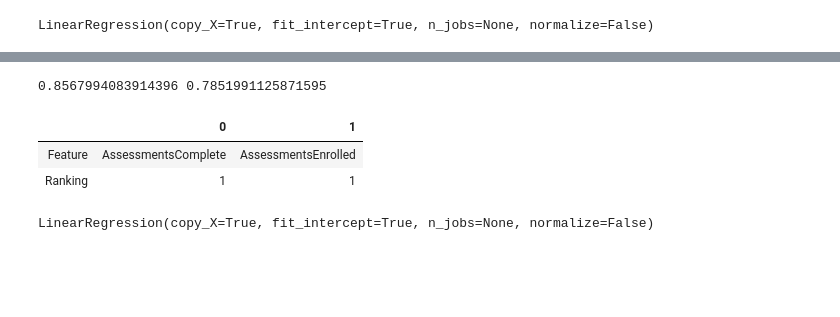
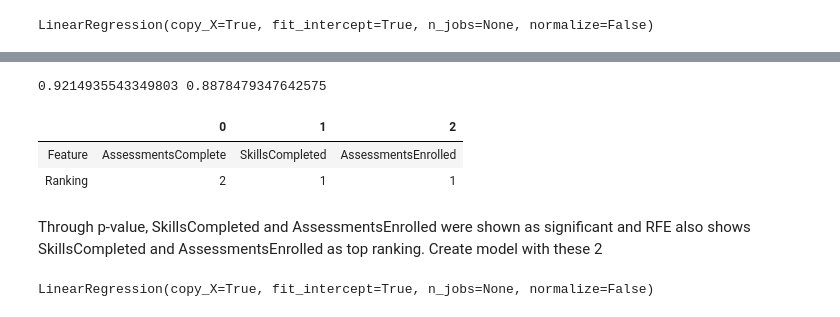
Before and after one commit to RajeswariKumaran/LearningCompletion_prediction, a Jupyter notebook: GoalPrediction.ipynb, the cells around one changed output, grey strips where cells are left out. Cells and saved outputs as stored; diff of their text form; code cells hidden in the pictures; blank space fills up the shorter version.

```diff
--- a/GoalPrediction.ipynb
+++ b/GoalPrediction.ipynb
@@ -54,5 +342,5 @@ print(r2)
 # %%
-adjr2 = 1 - (1-r2)*(len(y)-1)/ (len(y)-1-x.shape[1])
-print(r2,adjr2)
+adjr2_100 = 1 - (1-r2_100)*(len(y)-1)/ (len(y)-1-x.shape[1])
+print(r2_100,adjr2_100)
 # %% [output]
-0.8567994083914396 0.7851991125871595
+0.9214935543349803 0.8878479347642575
@@ -61,13 +346,0 @@ from sklearn.feature_selection import RFE
-# %%
-# first create the model with all input variables that matter
-rfe = RFE(lmod_100,2) ### 2<-- We are giving instruction to the RFE to identify top 2 var
-# start with top 25%
-rfe.fit(x,y)
-out = pd.DataFrame()
-out['Feature'] = x.columns
-out['Ranking'] = rfe.ranking_
-out.T
-# %% [output]
-|  | 0 | 1 |
-| Feature | AssessmentsComplete | AssessmentsEnrolled |
-| Ranking | 1 | 1 |
@@ -77,2 +347,20 @@ y = infile['75%Count']
 # %%
 lmod_75=linear_model.LinearRegression()
+# %%
+# find rfe for 75%Count
+rfe = RFE(lmod_75,2) ### 2<-- We are giving instruction to the RFE to identify top 2 var
+# start with top 25%
+x = infile.loc[:, ['AssessmentsComplete','SkillsCompleted','AssessmentsEnrolled']]
+y = infile['75%Count']
+rfe.fit(x,y)
+out = pd.DataFrame()
+out['Feature'] = x.columns
+out['Ranking'] = rfe.ranking_
+out.T
+# %% [output]
+|  | 0 | 1 | 2 |
+| Feature | AssessmentsComplete | SkillsCompleted | AssessmentsEnrolled |
+| Ranking | 2 | 1 | 1 |
+# %% [markdown]
+Through p-value, SkillsCompleted and AssessmentsEnrolled were shown as significant and RFE also shows
+SkillsCompleted and AssessmentsEnrolled as top ranking. Create model with these 2
```
Also changed, not shown: parts of 22 cells of this notebook, 2 other files.
